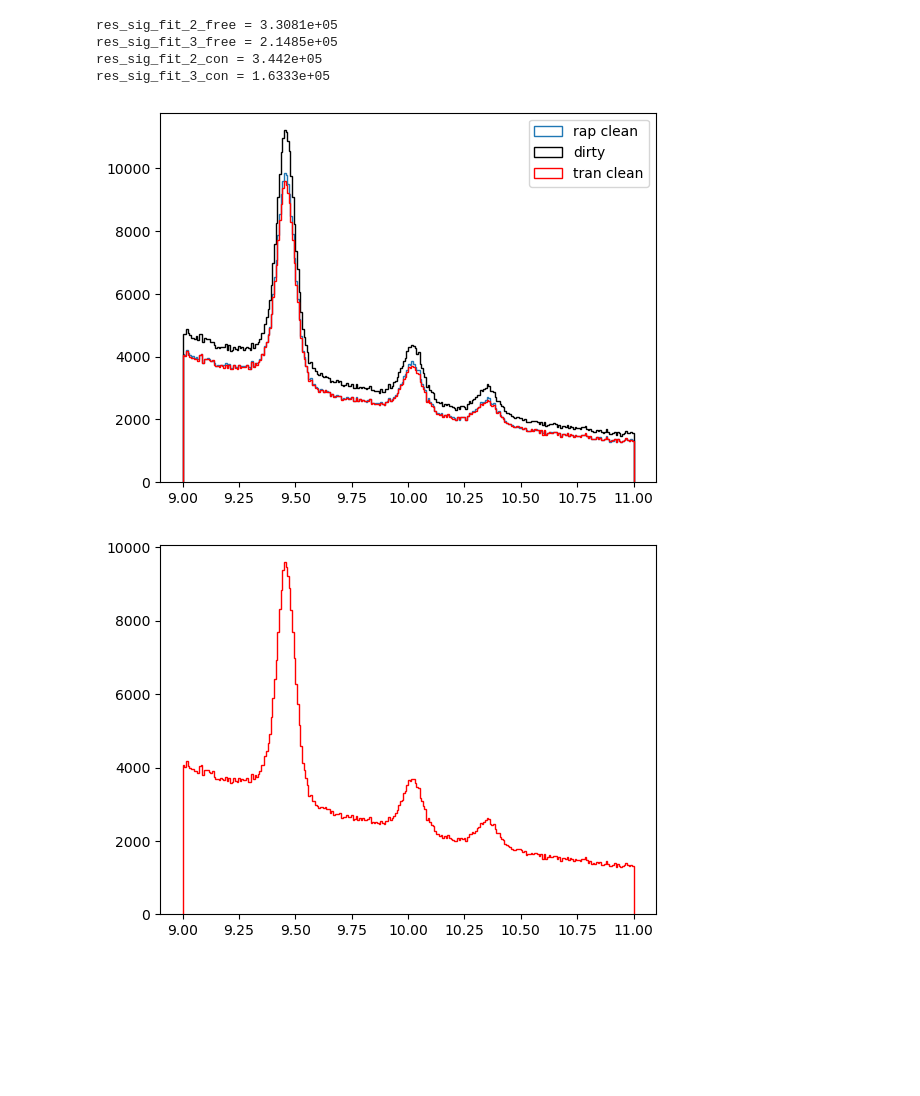
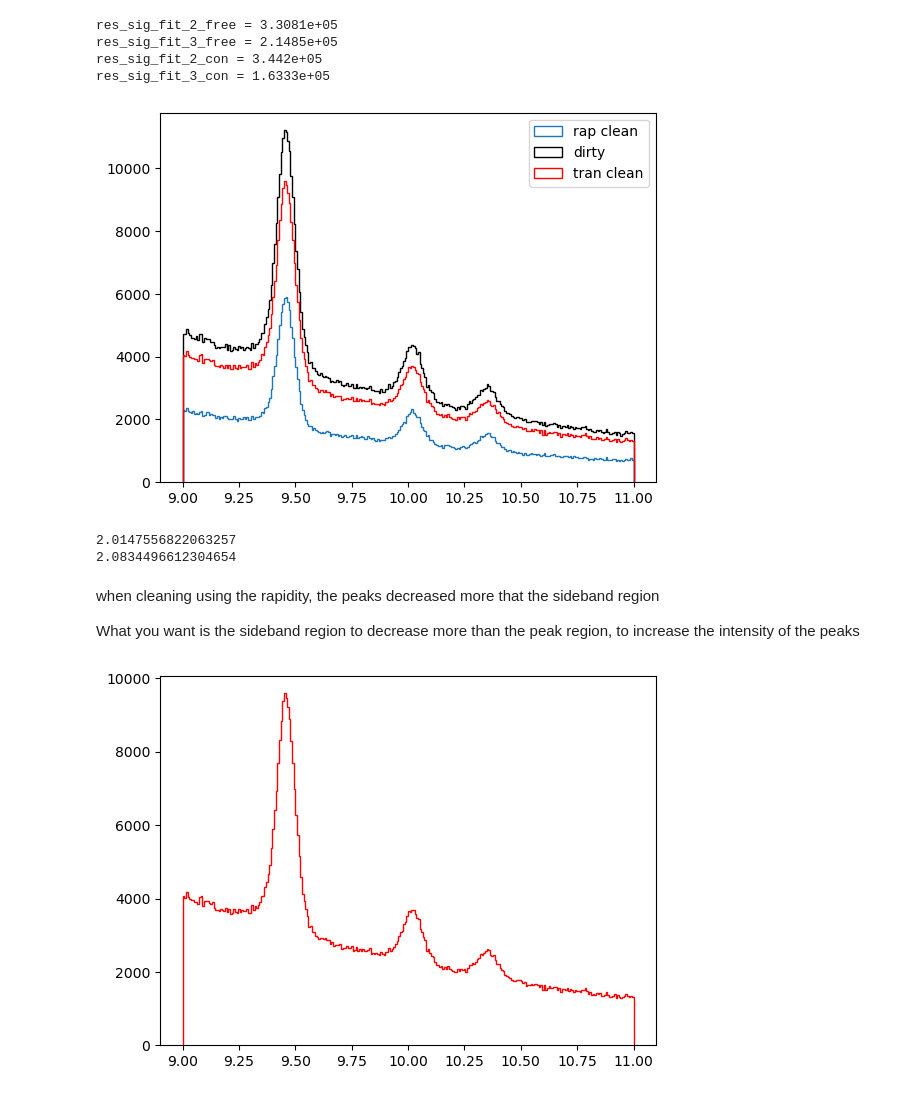
Before and after one commit to aqnemo32/project_f1_dah, a Jupyter notebook: iminuit_test.ipynb, the cells around one changed output. Cells and saved outputs as stored; diff of their text form; code cells hidden in the pictures; blank space fills up the shorter version.

```diff
--- a/iminuit_test.ipynb
+++ b/iminuit_test.ipynb
@@ -363,23 +363,39 @@ res_sig_fit_3_con = 1.6333e+05
 # %%
 rap_ups = np.load('ups_anal/rap.npy')
 tran_ups = np.load('ups_anal/mom_tran_pair.npy')
 tran_1_ups = np.load('ups_anal/mom_tran_1.npy')
 tran_2_ups = np.load('ups_anal/mom_tran_2.npy')
 
-xmass_ups_clean_1 = xmass_ups[(rap_ups > 2) & (rap_ups < 5)]
+xmass_ups_clean_1 = xmass_ups[(rap_ups > 2) & (rap_ups < 4)]
 
 xmass_ups_clean_2 = xmass_ups[(np.log10(tran_ups) > 0.2) & (np.log10(tran_ups) < 1.1)]
 
 n_bins_cor = int(0.2*n_bins)
 
-count_cl, bins_cl, patches = plt.hist(xmass_ups_clean_1, bins = n_bins_cor, histtype= 'step', label = 'rap clean')
-plt.hist(xmass_ups, bins = n_bins_cor, histtype= 'step', color = 'k', label = 'dirty')
+count_rap, bins_rap, patches = plt.hist(xmass_ups_clean_1, bins = n_bins_cor, histtype= 'step', label = 'rap clean')
+count, bins, patches = plt.hist(xmass_ups, bins = n_bins_cor, histtype= 'step', color = 'k', label = 'dirty')
 plt.hist(xmass_ups_clean_2, bins = n_bins_cor, histtype= 'step', color = 'r', label = 'tran clean')
 plt.legend()
 
 plt.show()
 # %% [output]
-[figure, old version]
+[figure, new version]
+# %%
+rap_side = np.sum(count_rap[(bins_rap[1:] > 9.0) & (bins_rap[1:] < 9.2)])
+rap_peak = np.sum(count_rap[(bins_rap [1:]> 9.35) & (bins_rap[1:] < 9.55)])
+
+raw_side = np.sum(count[(bins[1:] > 9.0) & (bins[1:] < 9.2)])
+raw_peak = np.sum(count[(bins[1:] > 9.35) & (bins[1:] < 9.55)])
+
+print(raw_peak/rap_peak)
+print(raw_side/rap_side)
+# %% [output]
+2.0147556822063257
+2.0834496612304654
+# %% [markdown]
+when cleaning using the rapidity, the peaks decreased more that the sideband region
+
+What you want is the sideband region to decrease more than the peak region, to increase the intensity of the peaks
 # %%
 plt.hist(xmass_ups_clean_2, bins = n_bins_cor, histtype= 'step', color = 'r', label = 'rap_tran clean')
 plt.show()
```
Also changed, not shown: parts of 1 cell of this notebook, 4 other files.
